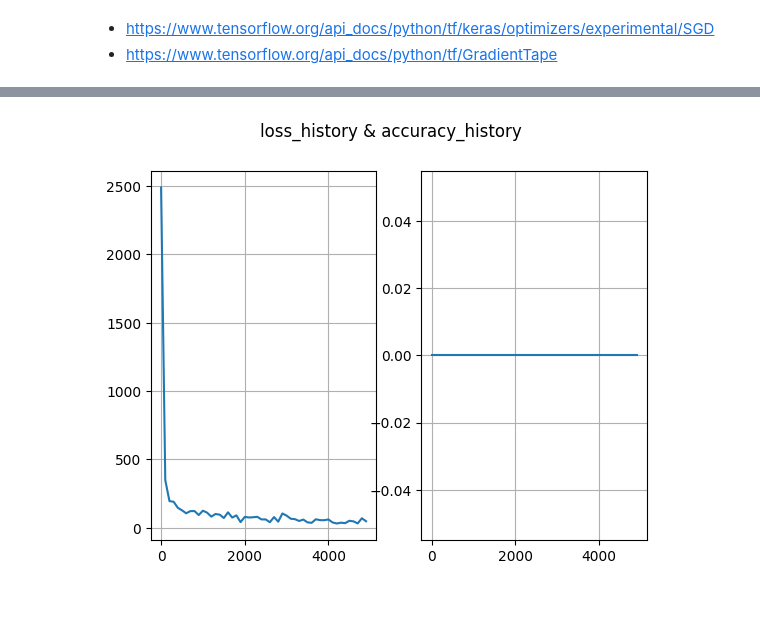
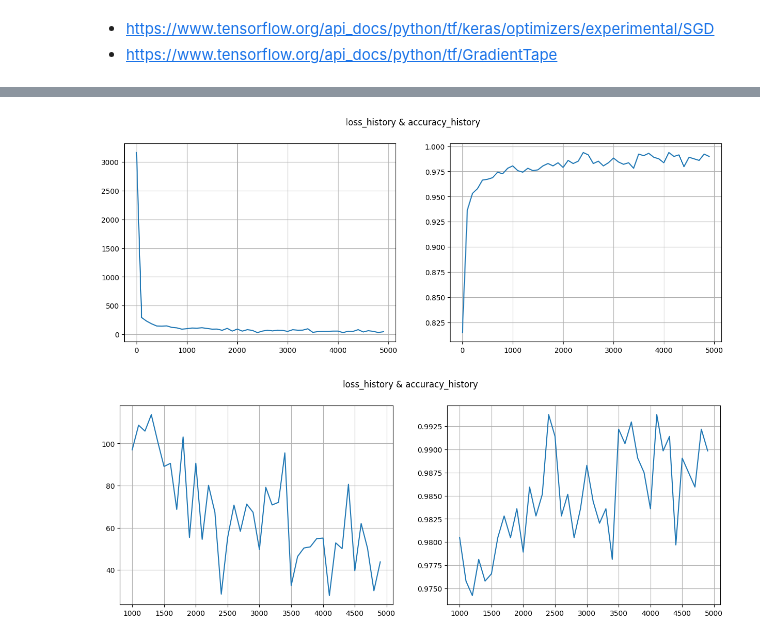
Before and after one commit to DenysTantsiura/datas, a Jupyter notebook: Hw_8/tensorflow_mnist_hw.ipynb, the cells around one changed output, grey strips where cells are left out. Saved outputs shown, nothing was run; the diff lists cells and outputs as text; code cells hidden in the pictures; blank space fills up the shorter version.

```diff
--- a/Hw_8/tensorflow_mnist_hw.ipynb
+++ b/Hw_8/tensorflow_mnist_hw.ipynb
@@ -186,9 +186,10 @@ def cross_entropy(y_pred: tf.float32, y_true: np.array) -> tf.float32:
 # В качестве метрики качества используем точность
 def accuracy(y_pred: tf.float32, y_true: np.array) -> float:
     y_true = tf.one_hot(y_true, depth=num_classes)
+    y_pred = np.where(y_pred==[[i] for i in np.amax(y_pred,axis=1)], 1, 0)
     m = Accuracy()
     m.update_state(y_true, y_pred)
-
+    #print(f'\n{y_true=}\n{y_pred=}\n')
     return m.result().numpy()
     # return accuracy_score(y_true, y_pred)
 # %% [markdown]
@@ -236,21 +237,3 @@ def train(nn, input_x, output_y, learning_rate):
         optimizer.apply_gradients(zip(grads[2], nn.layer_out.trainable_variables))
         # nn.layer_out.w.assign_sub(learning_rate * grads[0])
         # nn.layer_out.b.assign_sub(learning_rate * grads[1])
-# %%
-# Alt
-params = [neural_net.layer_1.trainable_variables, neural_net.layer_2.trainable_variables, neural_net.layer_out.trainable_variables]
-loss_history = []
-optimizer = tf.optimizers.legacy.Adam(learning_rate)
-for n in range(10):
-    loss = 0
-    for batch_x, batch_y in train_data:
-        with tf.GradientTape() as g:
-            f_loss = cross_entropy(neural_net(batch_x), batch_y)
-
-        loss += f_loss
-        grads = g.gradient(f_loss, params)  # dw, db
-        optimizer.apply_gradients(zip(grads[0], neural_net.layer_1.trainable_variables))
-        optimizer.apply_gradients(zip(grads[1], neural_net.layer_2.trainable_variables))
-        optimizer.apply_gradients(zip(grads[2], neural_net.layer_out.trainable_variables))
-
-    loss_history.append(loss)
@@ -298,25 +261,28 @@ loss: 43.5251579284668
 # %%
 # Выведите графики зависимости изменения точности и потерь от шага
 # Если все сделано правильно, то точность должна расти, а потери уменьшаться
 
 # Место для вашего кода
 def draw_2simple_2d(x1: np.array, y1: np.array, x2: np.array, y2: np.array, suptitle: str) -> None:
-    fig, axs = plt.subplots(1, 2)
-
+    fig, axs = plt.subplots(1, 2, figsize=(15, 5))
     axs[0].plot(x1, y1)
     axs[0].grid()
     axs[1].plot(x1, y2)
     fig.suptitle(suptitle)
     # plt.legend()
     # plt.grid()
     axs[1].grid()
 
 
 x = np.array([point * display_step for point in range(len(loss_history))])
 
 draw_2simple_2d(x, loss_history, x, accuracy_history, suptitle='loss_history & accuracy_history')
 # %% [output]
-[figure, old version]
+[figure, new version]
+# %%
+draw_2simple_2d(x[10:], loss_history[10:], x[10:], accuracy_history[10:], suptitle='loss_history & accuracy_history')
+# %% [output]
+[figure, added]
 # %%
 # Вычислите точность обученной нейросети
 
```
Also changed, not shown: parts of 2 cells of this notebook.
